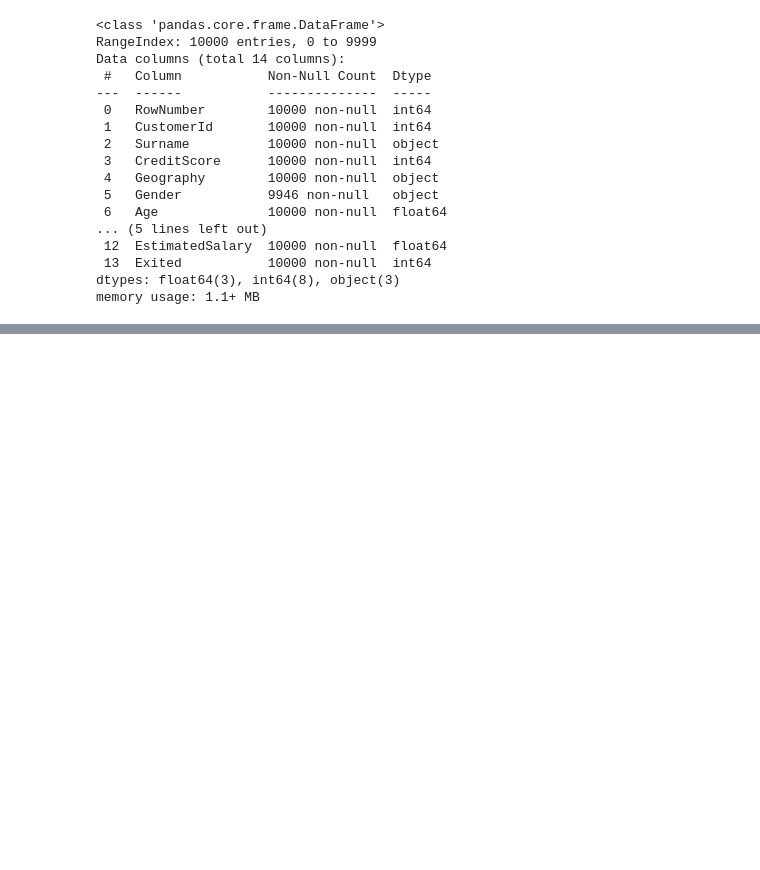
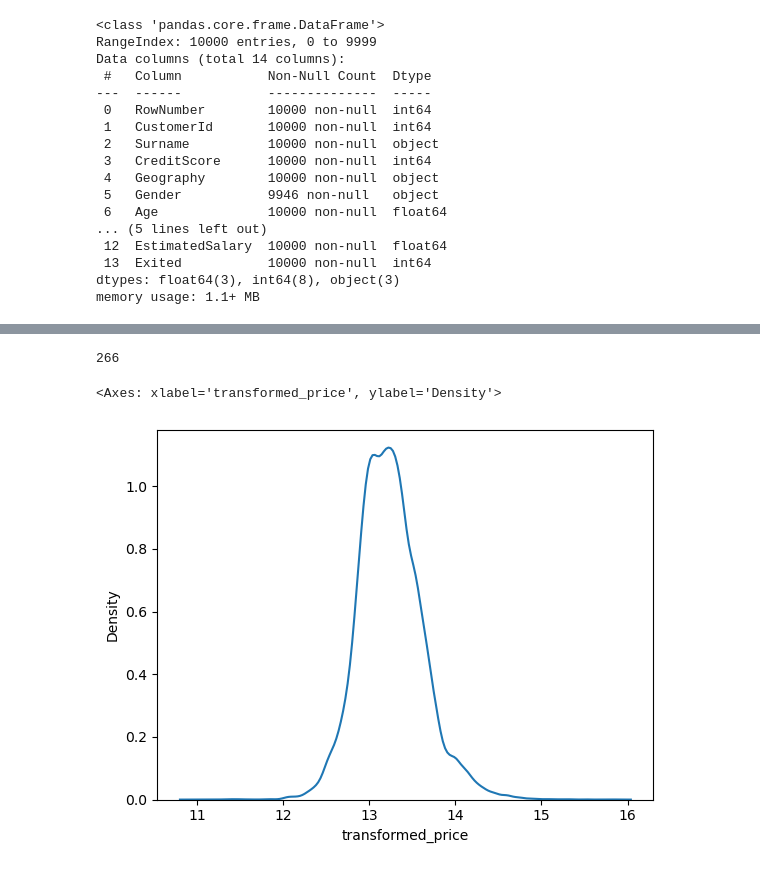
Before and after one commit to YuganderP/DATA_SCIENCE, a Jupyter notebook: EDA/Untitled1.ipynb, the cells around one changed output, grey strips where cells are left out. Drawn from its saved outputs; the diff is of its cells as text; code cells hidden in the pictures; blank space fills up the shorter version.

```diff
--- a/EDA/Untitled1.ipynb
+++ b/EDA/Untitled1.ipynb
@@ -175,0 +417,14 @@ memory usage: 1.1+ MB
+# %%
+def find_anomalies(data):
+    anomalies=[]
+    random_data_std=statistics.stdev(data)
+    random_data_mean=statistics.mean(data)
+
+    anamoly_cut_off=random_data_std*3
+    lower_limit=random_data_mean-anamoly_cut_off
+    upper_limit=random_data_mean+anamoly_cut_off
+
+    for outlier in data:
+        if outlier < lower_limit or outlier > upper_limit:
+            anomalies.append(outlier)
+    print(len(anomalies))
@@ -175,0 +453,7 @@ memory usage: 1.1+ MB
+# %%
+find_anomalies(df['transformed_price'])
+sns.kdeplot(df.transformed_price)
+# %% [output]
+266
+<Axes: xlabel='transformed_price', ylabel='Density'>
+[figure, added]
```
Also changed, not shown: parts of 41 cells of this notebook.
